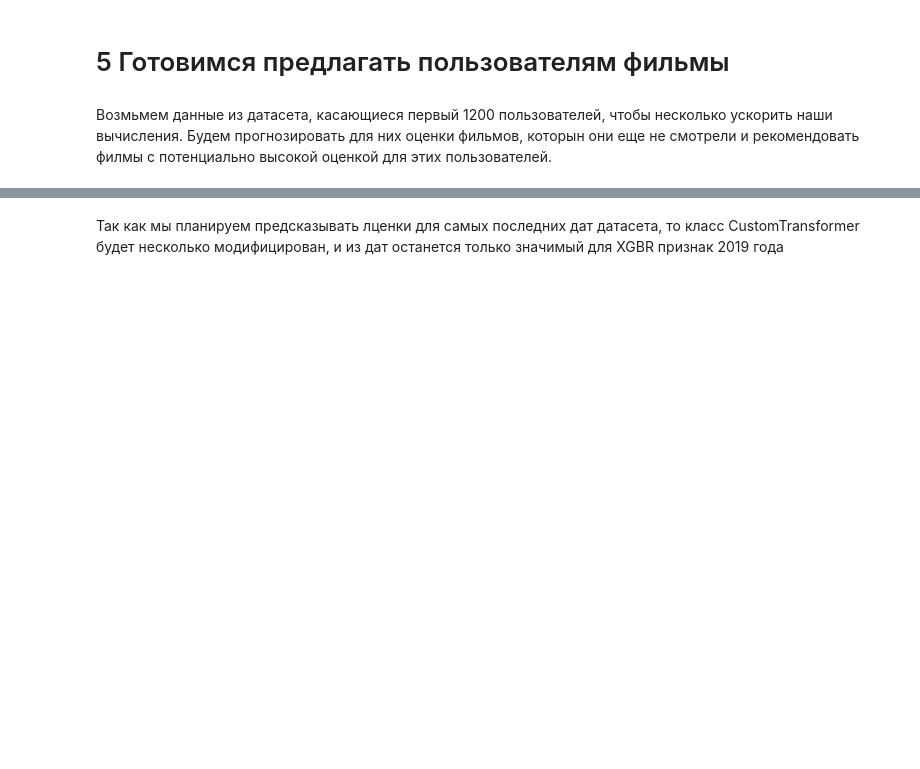
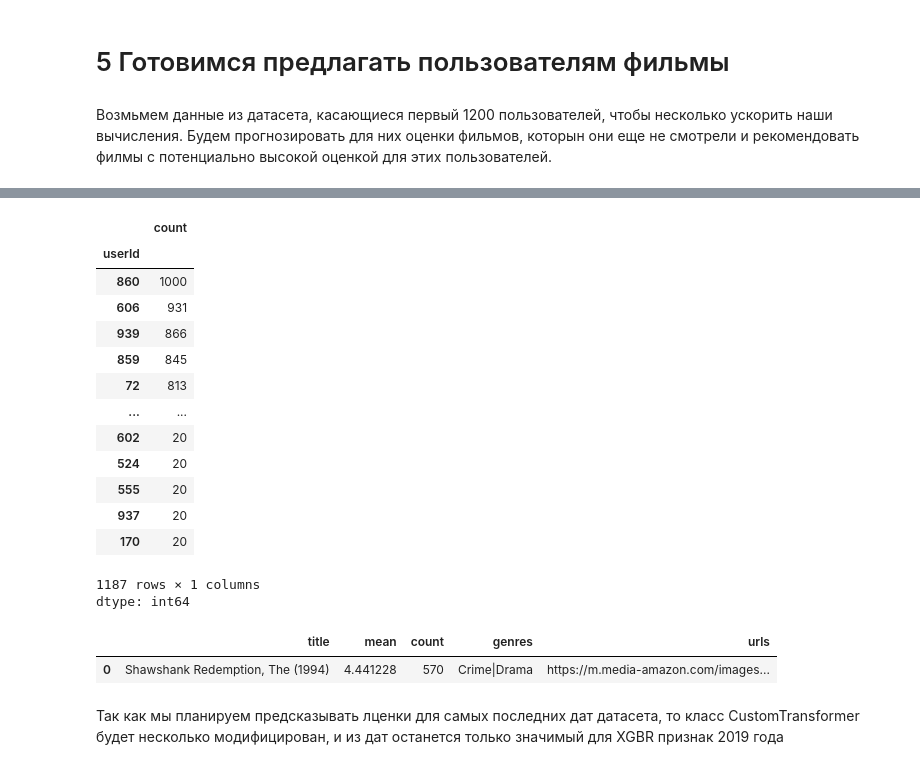
Before and after one commit to aleks-haksly/Simulative, a Jupyter notebook: ML/recomendation.ipynb, the cells around one changed output, grey strips where cells are left out. Cells and saved outputs as stored; diff of their text form; code cells hidden in the pictures; blank space fills up the shorter version.

```diff
--- a/ML/recomendation.ipynb
+++ b/ML/recomendation.ipynb
@@ -539,2 +588,48 @@ Tom and Huck (1995)
+# %%
+def get_movies_statistics(movies=movies_df, ratings=ratings_df):
+      result = dict()
+      result['movies_count'] = movies.shape[0]
+      result["movies_ratings_distribution"] = ratings.rating.value_counts().reset_index()
+
+      mlb_genres = MultiLabelBinarizer()
+      mlb_genres.fit(movies.genres.apply(lambda x: x.split('|')))
+      result["genres_count"] = pd.DataFrame(mlb_genres.transform(movies.genres.apply(lambda x: x.split('|'))),
+                                          columns=mlb_genres.classes_, index=movies.index) \
+                                          .sum() \
+                                          .reset_index() \
+                                          .rename({'index': 'genre', 0: 'count'}, axis=1)\
+                                          .sort_values(by='count', ascending=False).reset_index(drop=True)
+      user_activity = ratings['userId'].value_counts()
+      result["user_activity"] = user_activity[user_activity <= 1000]
+      genres = ratings.movieId.map(movies.genres)
+      genres = (pd.DataFrame(mlb_genres.transform(genres.apply(lambda x: x.split('|'))), columns=mlb_genres.classes_,
+                            index=genres.index))
+      result["watching_counts"] = genres.sum()
+      genres = genres.mul(ratings.rating, axis=0)
+      #result['genres_mean_ratings'] = genres.apply(lambda x: round(np.mean([_ for _ in x if _ > 0]), 2))
+      result['genres_rating_distribution'] = {col: genres[col][genres[col] != 0].value_counts().to_dict() for col in
+                                              genres.columns}
+      ratings['datetime'] = pd.to_datetime(ratings.timestamp, unit='s')
+      users_ratings = ratings.agg({"userId": ["nunique", "count"]})
+      result['users_ratings'] = {"now": users_ratings, 'delta_previous_month': users_ratings - ratings[
+          ratings.datetime < ratings.datetime.max() - pd.DateOffset(months=1)].agg({"userId": ["nunique", "count"]})}
+      return result
+get_movies_statistics()['user_activity']
+# %% [output]
+|  | count |
+| userId |  |
+| 860 | 1000 |
+| 606 | 931 |
+| 939 | 866 |
+| 859 | 845 |
+| 72 | 813 |
+| ... | ... |
+| 602 | 20 |
+| 524 | 20 |
+| 555 | 20 |
+| 937 | 20 |
+| 170 | 20 |
+1187 rows × 1 columns
+dtype: int64
 # %%
 ratings_df = pd.read_csv("/content/ratings.csv").query("userId <= 1200")
@@ -542,3 +653,8 @@ movies_df = pd.read_csv("/content/movies.csv")
+# %%
+df
+# %% [output]
+|  | title | mean | count | genres | urls |
+| 0 | Shawshank Redemption, The (1994) | 4.441228 | 570 | Crime|Drama | https://m.media-amazon.com/images... |
 # %%
 X_ = ratings_df.drop("rating", axis=1)
 y_ = ratings_df['rating']
```
Also changed, not shown: parts of 9 cells of this notebook.
